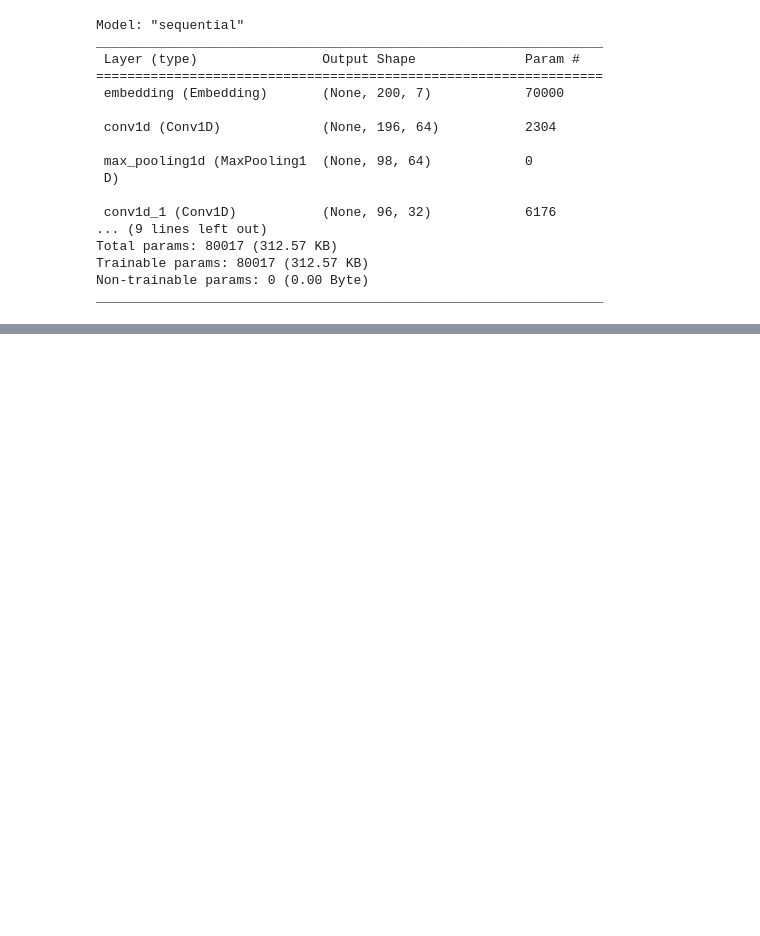
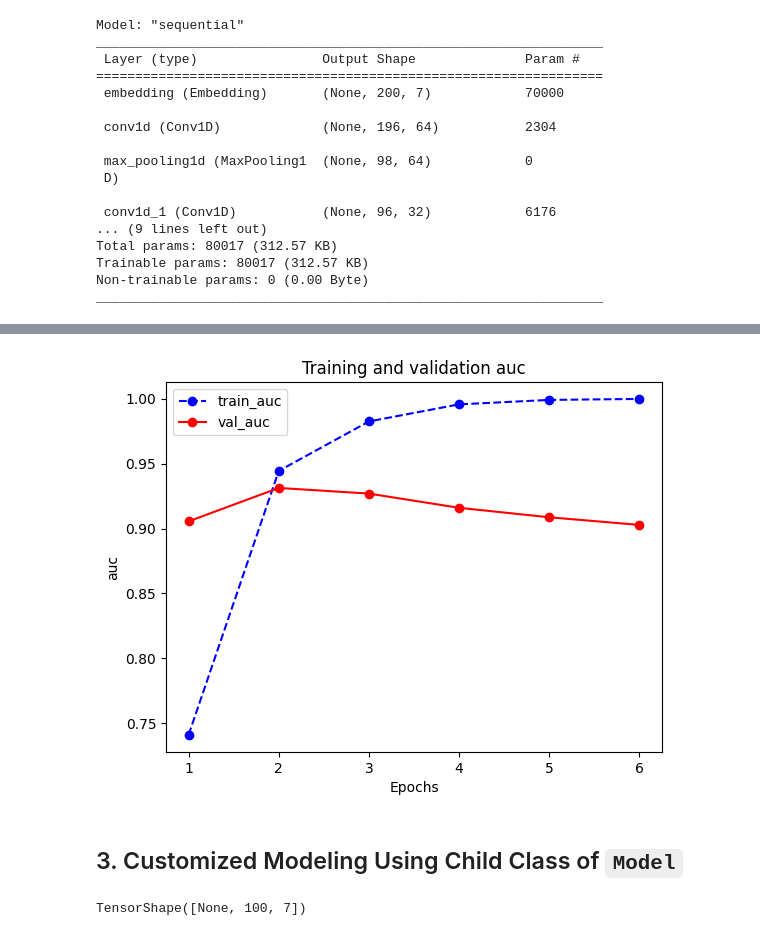
Before and after one commit to Anjasfedo/Learning-TensorFlow, a Jupyter notebook: eat_tensorflow2_in_30_days/Chapter6_1.ipynb, the cells around one changed output, grey strips where cells are left out. Saved outputs shown, nothing was run; the diff lists cells and outputs as text; code cells hidden in the pictures; blank space fills up the shorter version.

Commit message:
Modeling Using Functional API & Customized Modeling Using Child Class of Model

```diff
--- a/eat_tensorflow2_in_30_days/Chapter6_1.ipynb
+++ b/eat_tensorflow2_in_30_days/Chapter6_1.ipynb
@@ -137,0 +140,31 @@ plot_metric(history,"auc")
+# %%
+tf.keras.backend.clear_session()
+
+inputs = layers.Input(shape=[MAX_LEN])
+x = layers.Embedding(MAX_WORDS, 7)(inputs)
+
+branch1 = layers.SeparableConv1D(64, 3, activation="relu")(x)
+branch1 = layers.MaxPool1D(3)(branch1)
+branch1 = layers.SeparableConv1D(32, 3, activation="relu")(branch1)
+branch1 = layers.GlobalMaxPool1D()(branch1)
+
+branch2 = layers.SeparableConv1D(64, 5, activation="relu")(x)
+branch2 = layers.MaxPool1D(5)(branch2)
+branch2 = layers.SeparableConv1D(32, 5, activation="relu")(branch2)
+branch2 = layers.GlobalMaxPool1D()(branch2)
+
+branch3 = layers.SeparableConv1D(64, 7, activation="relu")(x)
+branch3 = layers.MaxPool1D(7)(branch3)
+branch3 = layers.SeparableConv1D(32, 7, activation="relu")(branch3)
+branch3 = layers.GlobalMaxPool1D()(branch3)
+
+concat = layers.Concatenate()([branch1, branch2, branch3])
+outputs = layers.Dense(1, activation="sigmoid")(concat)
+
+model = models.Model(inputs=inputs, outputs=outputs)
+
+model.compile(optimizer='Nadam',
+            loss='binary_crossentropy',
+            metrics=['accuracy',"AUC"])
+
+model.summary()
@@ -137,0 +189,5 @@ plot_metric(history,"auc")
+# %%
+history_2 = model.fit(ds_train,
+                    validation_data=ds_test,
+                    epochs=6,
+                    callbacks=[tensorboard_callback])
@@ -137,0 +207,6 @@ plot_metric(history,"auc")
+# %%
+plot_metric(history_2,"auc")
+# %% [output]
+[figure, added]
+# %% [markdown]
+## 3. Customized Modeling Using Child Class of `Model`
@@ -137,0 +249,7 @@ plot_metric(history,"auc")
+# %%
+# Test resblock
+resblock = ResBlock(kernel_size=3)
+resblock.build(input_shape=(None, 200, 7))
+resblock.compute_output_shape(input_shape=(None, 200, 7))
+# %% [output]
+TensorShape([None, 100, 7])
```
Also changed, not shown: parts of 11 cells of this notebook.
